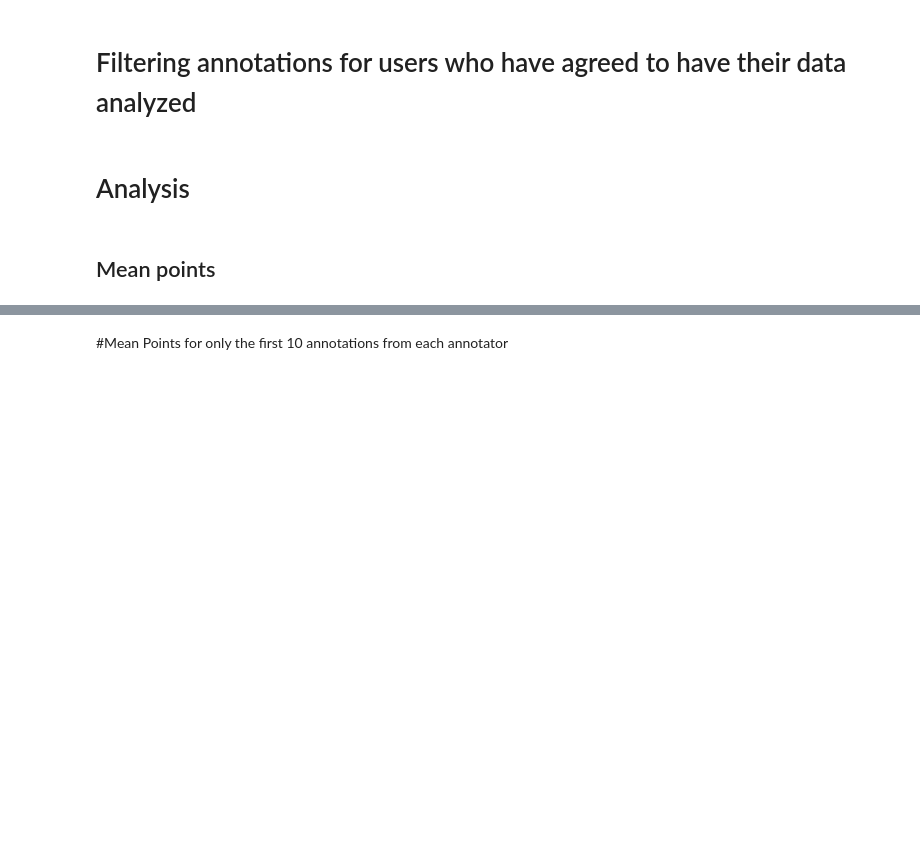
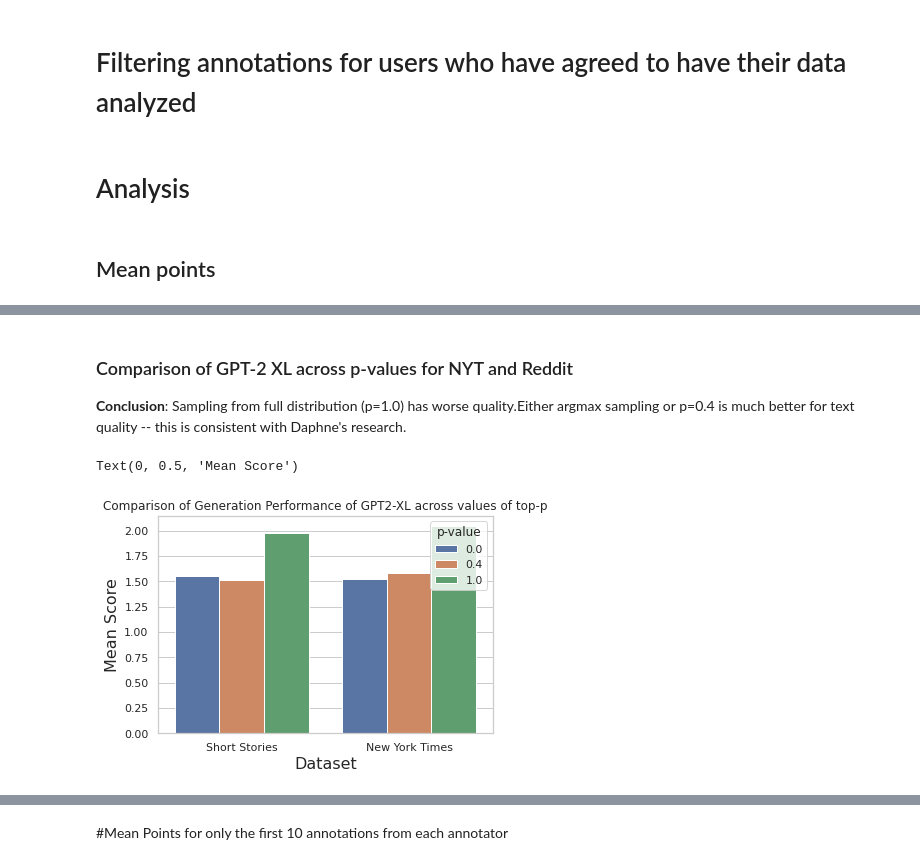
Before and after one commit to kirubarajan/roft, a Jupyter notebook: annotation/analysis/research.ipynb, the cells around one changed output, grey strips where cells are left out. Saved outputs shown, nothing was run; the diff lists cells and outputs as text; code cells hidden in the pictures; blank space fills up the shorter version.

```diff
--- a/annotation/analysis/research.ipynb
+++ b/annotation/analysis/research.ipynb
@@ -190,0 +221,13 @@ analyze_per_decoding_strat() #TODO: Split up by model here
+# %% [markdown]
+### Comparison of GPT-2 XL across p-values for NYT and Reddit
+
+**Conclusion**: Sampling from full distribution (p=1.0) has worse quality.Either argmax sampling or p=0.4 is much better for text quality -- this is consistent with Daphne's research.
+# %%
+sns.set_theme(style="whitegrid")
+p = sns.barplot(x="playlist", y="mean score", hue="p-value", data=out_df[(out_df["model"]=="gpt2-xl") & (out_df["playlist"]=="Short Stories") | (out_df["playlist"]=="New York Times")])
+p.set_title("Comparison of Generation Performance of GPT2-XL across values of top-p")
+p.set_xlabel("Dataset", fontsize = 16)
+p.set_ylabel("Mean Score", fontsize = 16)
+# %% [output]
+Text(0, 0.5, 'Mean Score')
+[figure, added]
```
Also changed, not shown: parts of 14 cells of this notebook.
